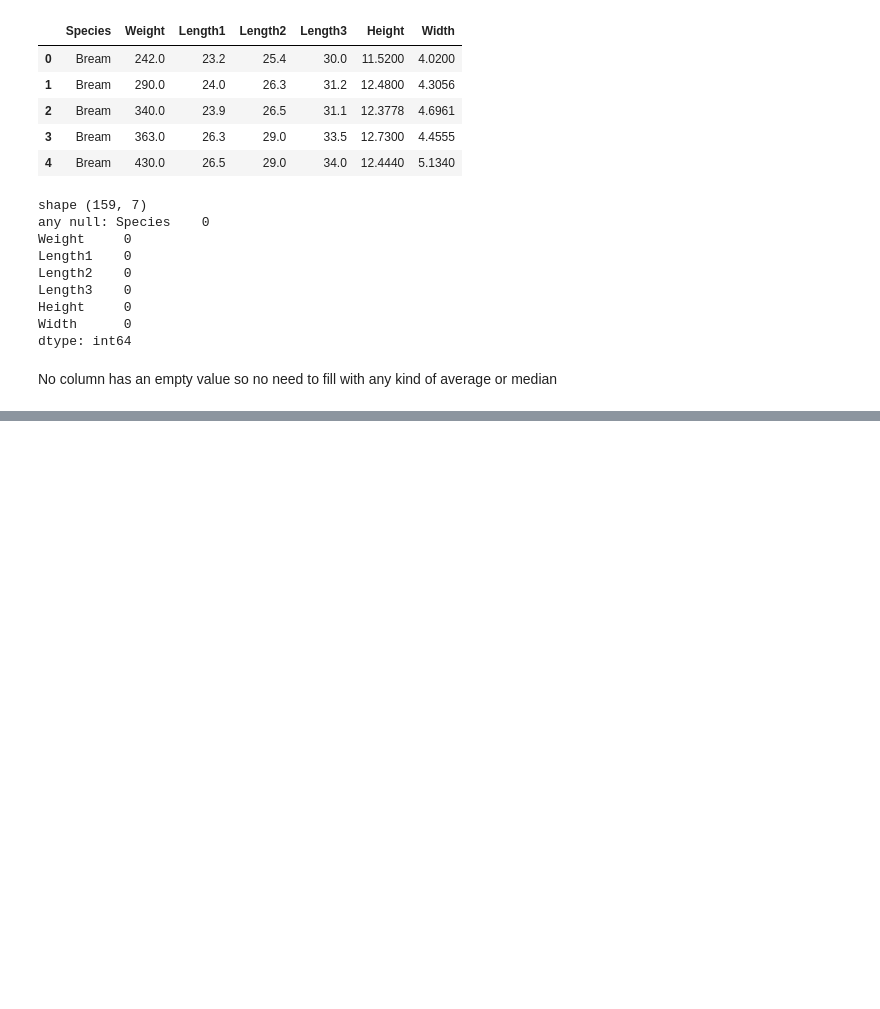
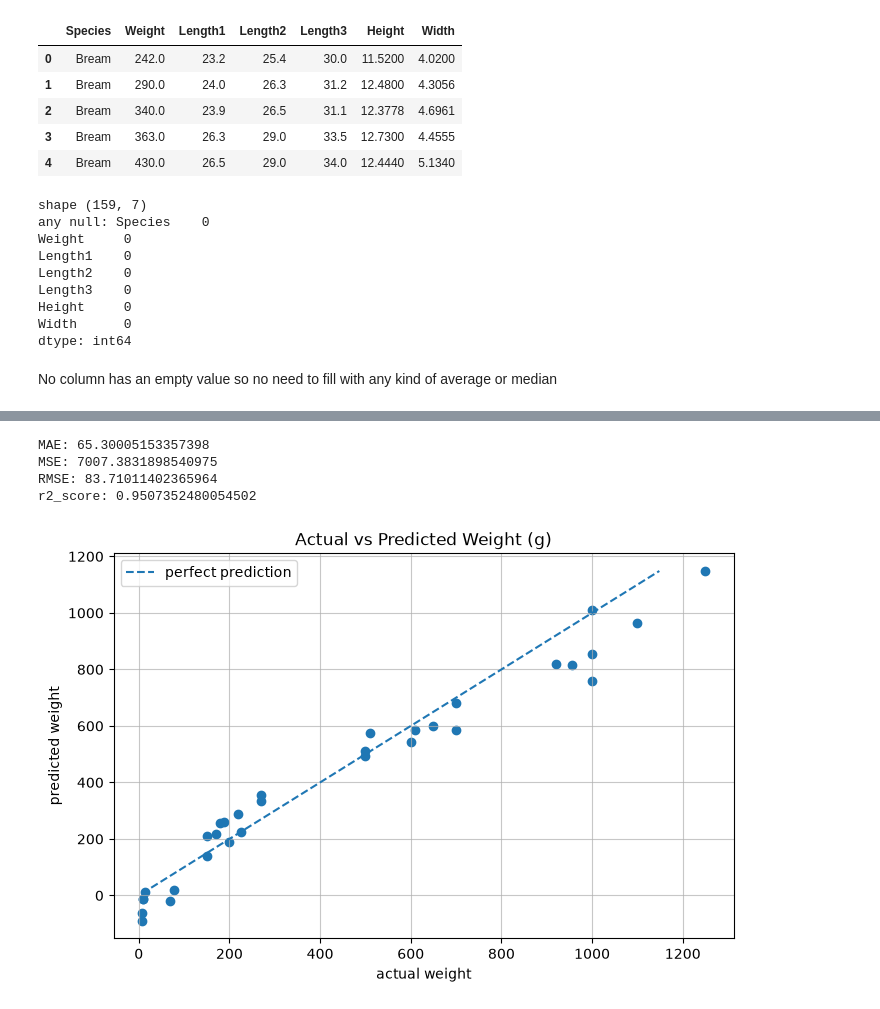
Before and after one commit to 2026eeb1331-create/AI101-mini-project, a Jupyter notebook: AI101mini.ipynb, the cells around one changed output, grey strips where cells are left out. Drawn from its saved outputs; the diff is of its cells as text; code cells hidden in the pictures; blank space fills up the shorter version.

Commit message:
updated  with evaluation metrics and training plot

```diff
--- a/AI101mini.ipynb
+++ b/AI101mini.ipynb
@@ -106,0 +114,33 @@ y_pred = model.predict(X_test)
+# %%
+
+#         evaluation metrics
+
+print('MAE:',mean_absolute_error(y_test,y_pred))
+print('MSE:',mean_squared_error(y_test,y_pred))
+print('RMSE:',(mean_squared_error(y_test,y_pred))**0.5)
+print('r2_score:',r2_score(y_test,y_pred))
+# %% [output]
+MAE: 65.30005153357398
+MSE: 7007.3831898540975
+RMSE: 83.71011402365964
+r2_score: 0.9507352480054502
+# %%
+#        Training Plots
+
+plt.figure(figsize=(8,5))
+plt.scatter(y_test,y_pred)
+plt.plot(
+    [y_test.min(),y_pred.max()],
+    [y_test.min(),y_pred.max()],
+    linestyle = "--",
+    label = "perfect prediction"
+)
+plt.xlabel("actual weight")
+plt.ylabel("predicted weight")
+plt.grid(alpha=0.70)
+plt.title("Actual vs Predicted Weight (g)")
+plt.legend()
+
+plt.show()
+# %% [output]
+[figure, added]
```
Also changed, not shown: parts of 2 cells of this notebook.
